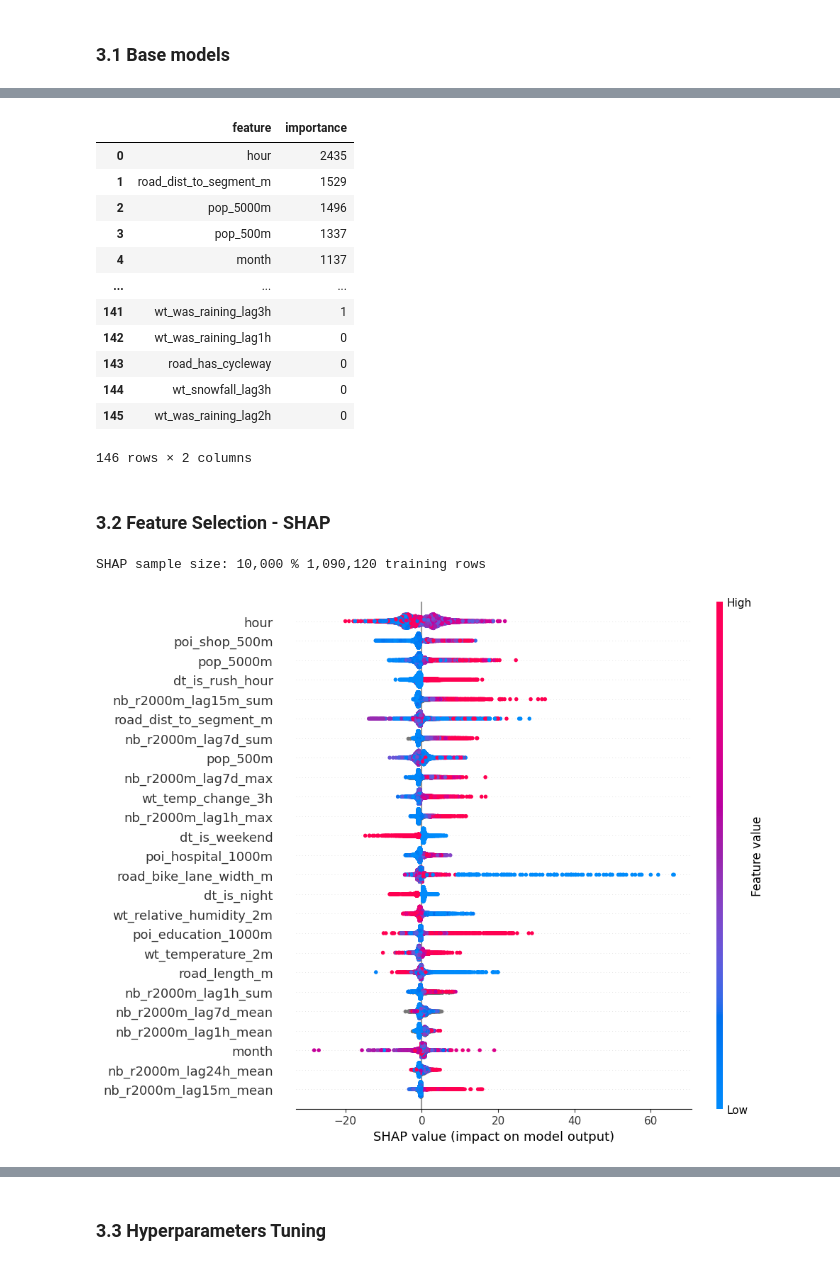
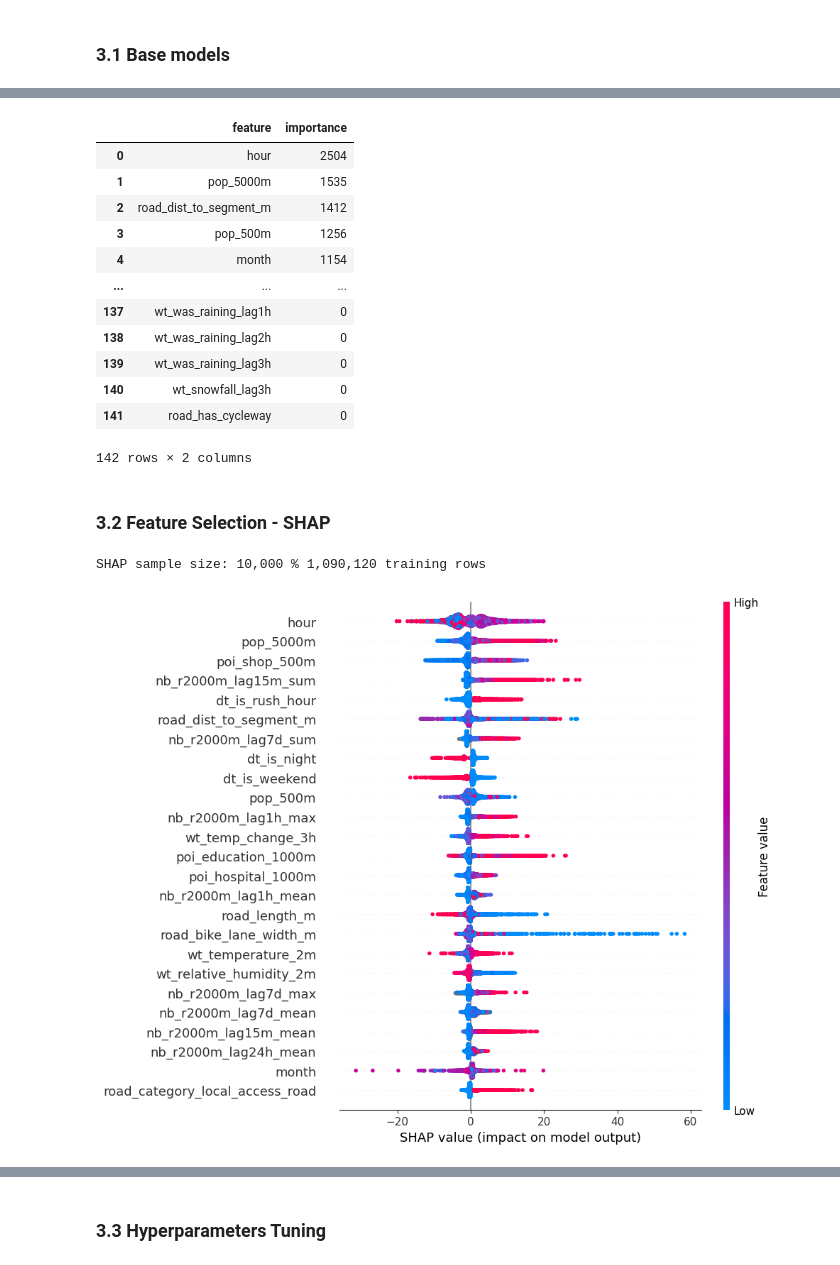
Before and after one commit to haleyen/mda_project, a Jupyter notebook: explo/yenha/D00_final_modeling.ipynb, the cells around one changed output, grey strips where cells are left out. Cells and saved outputs as stored; diff of their text form; code cells hidden in the pictures.

Commit message:
remove site features from model

```diff
--- a/explo/yenha/D00_final_modeling.ipynb
+++ b/explo/yenha/D00_final_modeling.ipynb
@@ -922,2 +931,4 @@ df_model['datehour'] = pd.to_datetime(df_model['datehour'])
 df_model.shape
+# %%
+df_model = pd.read_csv('data/data_training_146fts.csv')
 # %%
@@ -952,16 +957,16 @@ ID_COLS = ['site_id', 'datehour']
 feature_nb = [x for x in df_model if x.startswith('nb')]
 feature_wt = [x for x in df_model if x.startswith('wt')]
 feature_pop = [x for x in df_model if x.startswith('pop') or x.startswith('density')]
-feature_dt = [x for x in df_model if x.startswith('dt')] +['year','month','day','hour','dayofweek',]
-feature_site = [x for x in df_model if x.startswith('site') and x!='site_id']
+feature_dt = [x for x in df_model if x.startswith('dt')] + ['year','month','day','hour','dayofweek',]
+# feature_site = [x for x in df_model if x.startswith('site') and x!='site_id']
 feature_infra = [x for x in df_model if x.startswith('road') or x.startswith('poi')]
-FEATURE_COLS = feature_nb+feature_wt+feature_pop+feature_dt+feature_site+feature_infra
+FEATURE_COLS = feature_nb+feature_wt+feature_pop+feature_dt+feature_infra#+feature_site
 
 print("feature_nb:", len(feature_nb))
 print("feature_wt:", len(feature_wt))
 print("feature_pop:", len(feature_pop))
 print("feature_dt:", len(feature_dt))
-print("feature_site:", len(feature_site))
+# print("feature_site:", len(feature_site))
 print("feature_infra:", len(feature_infra))
 print("ALL_FEATURES:", len(FEATURE_COLS))
 
@@ -997,6 +1003,31 @@ Test   (246763, 146): 2026-01-01 00:00:00, 2026-03-14 03:00:00
 ### 3.1 Base models
 # %%
 dmodels = {
+    "LinearRegression": LinearRegression(n_jobs=-1, fit_intercept=True),
+    "DecisionTree": DecisionTreeRegressor(
+        max_depth=10,
+        min_samples_leaf=100,
+        random_state=42,
+    ),
+    "RandomForest": RandomForestRegressor(
+        n_estimators=100,
+        max_depth=12,
+        min_samples_leaf=50,
+        bootstrap=True,
+        n_jobs=-1,
+        random_state=42,
+    ),
+    "GradientBoosting": GradientBoostingRegressor(
+        n_estimators=100,
+        learning_rate=0.1,
+        max_depth=3,
+        min_samples_leaf=100,
+        subsample=0.8,
+        random_state=42,
+        # EARLY STOPPING
+        n_iter_no_change=50,
+        validation_fraction=0.15,
+    ),
     "HistGradientBoosting": HistGradientBoostingRegressor(
         max_iter=1000,
         learning_rate=0.1,
@@ -1036,12 +1067,6 @@ dmodels = {
     ),
 }
 
-dict_model = run_models(
-    dmodels,
-    X_train, y_train,
-    X_val, y_val,
-    X_test, y_test,
-)
-
+dict_model = run_models(dmodels, X_train, y_train, X_val, y_val, X_test, y_test)
 pd.DataFrame(dict_model).T
 # %% [output]
@@ -1058,9 +1095,8 @@ We choose LightGBM to go ahead
 # %%
-best_model = dict_model['LightGBM']['model']
 df_importance = (
     pd.DataFrame({
         "feature": FEATURE_COLS,
-        "importance": best_model.feature_importances_,
+        "importance": dict_model['LightGBM']['model'].feature_importances_,
     })
     .sort_values("importance", ascending=False)
     .reset_index(drop=True)
@@ -1068,33 +1104,33 @@ df_importance = (
 df_importance
 # %% [output]
 |  | feature | importance |
-| 0 | hour | 2435 |
-| 1 | road_dist_to_segment_m | 1529 |
-| 2 | pop_5000m | 1496 |
-| 3 | pop_500m | 1337 |
-| 4 | month | 1137 |
+| 0 | hour | 2504 |
+| 1 | pop_5000m | 1535 |
+| 2 | road_dist_to_segment_m | 1412 |
+| 3 | pop_500m | 1256 |
+| 4 | month | 1154 |
 | ... | ... | ... |
-| 141 | wt_was_raining_lag3h | 1 |
-| 142 | wt_was_raining_lag1h | 0 |
-| 143 | road_has_cycleway | 0 |
-| 144 | wt_snowfall_lag3h | 0 |
-| 145 | wt_was_raining_lag2h | 0 |
+| 137 | wt_was_raining_lag1h | 0 |
+| 138 | wt_was_raining_lag2h | 0 |
+| 139 | wt_was_raining_lag3h | 0 |
+| 140 | wt_snowfall_lag3h | 0 |
+| 141 | road_has_cycleway | 0 |
-146 rows × 2 columns
+142 rows × 2 columns
 # %% [markdown]
 ### 3.2 Feature Selection - SHAP
 # %%
 SHAP_SAMPLE = 10000
 X_shap = X_train.sample(SHAP_SAMPLE, random_state=42)
 print(f"SHAP sample size: {SHAP_SAMPLE:,} % {len(X_train):,} training rows")
 
-explainer    = shap.TreeExplainer(best_model)
+explainer    = shap.TreeExplainer(dict_model['LightGBM']['model'])
 shap_values  = explainer.shap_values(X_shap)
 
 plt.figure()
 shap.summary_plot(shap_values, X_shap, feature_names=FEATURE_COLS, max_display=25, show=False, plot_size=(10, 8))
 # %% [output]
 SHAP sample size: 10,000 % 1,090,120 training rows
-[figure, old version]
+[figure, new version]
 # %%
 mean_abs_shap = np.abs(shap_values).mean(axis=0)
 df_shap = (
```
Also changed, not shown: parts of 31 cells of this notebook, 2 other files.
